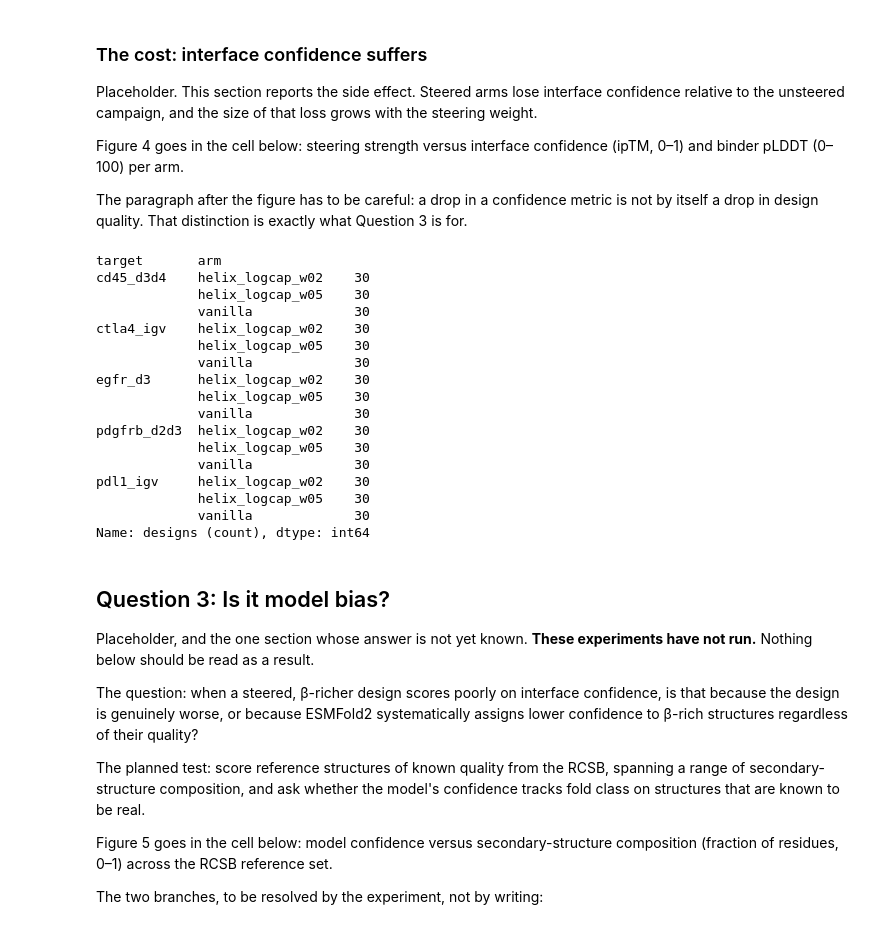
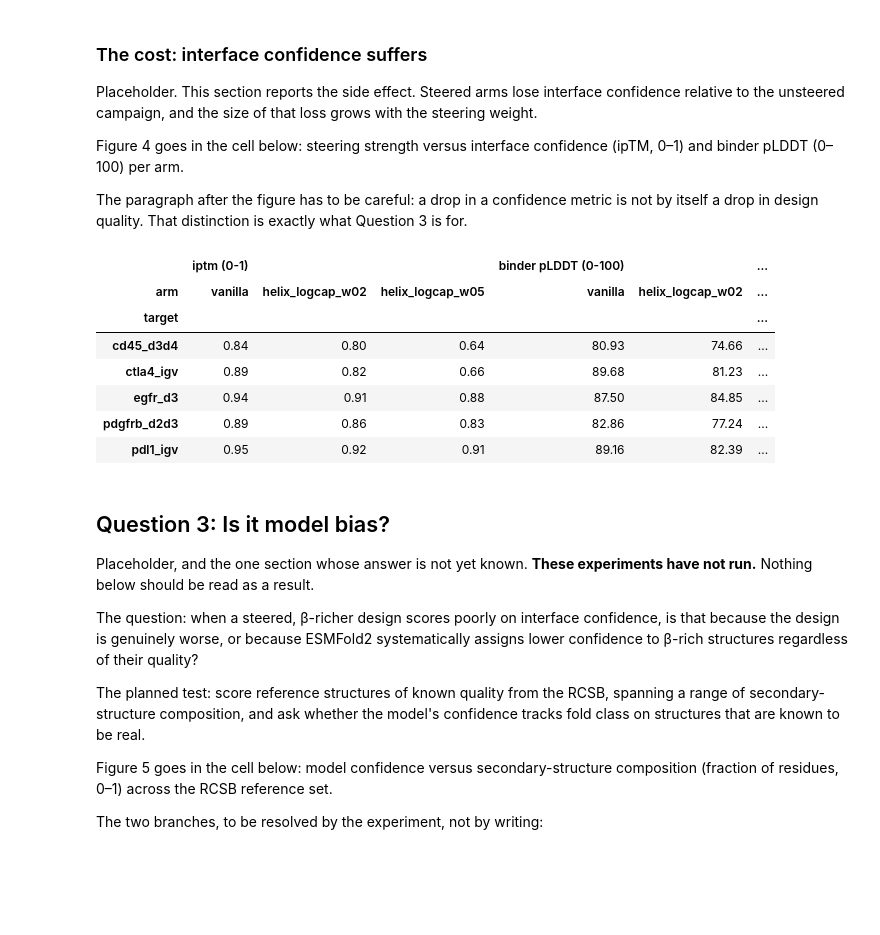
Before and after one commit to Arcadia-Science/esmfold2-secondary-structure-steering, a Jupyter notebook: index.ipynb, the cells around one changed output. Saved outputs shown, nothing was run; the diff lists cells and outputs as text; code cells hidden in the pictures; blank space fills up the shorter version.

```diff
--- a/index.ipynb
+++ b/index.ipynb
@@ -306,34 +229,26 @@ Figure 4 goes in the cell below: steering strength versus interface confidence (
 
 The paragraph after the figure has to be careful: a drop in a confidence metric is not by itself a drop in design quality. That distinction is exactly what Question 3 is for.
 # %%
-available = [(t, a) for t in TARGETS for a in ARMS
-             if artifacts.status(t, a).is_analysable]
-
-if not available:
-    print("Awaiting deposited campaigns. The confidence-cost figure will render once they are present.")
-    print(f"Deposit: {artifacts.DEPOSIT_URL}")
-    print(f"Expected under: {paths.CAMPAIGNS}")
-else:
-    designs = artifacts.load_all(TARGETS, ARMS)
-    print(designs.groupby(["target", "arm"]).size().rename("designs (count)"))
+pd.pivot_table(
+    steered,
+    index="target",
+    columns="arm",
+    values=["iptm (0-1)", "binder pLDDT (0-100)"],
+    aggfunc="median",
+).round(2)[[
+    ("iptm (0-1)", arm) for arm in ARMS
+] + [
+    ("binder pLDDT (0-100)", arm) for arm in ARMS
+]]
 # %% [output]
-target       arm
-cd45_d3d4    helix_logcap_w02    30
-             helix_logcap_w05    30
-             vanilla             30
-ctla4_igv    helix_logcap_w02    30
-             helix_logcap_w05    30
-             vanilla             30
-egfr_d3      helix_logcap_w02    30
-             helix_logcap_w05    30
-             vanilla             30
-pdgfrb_d2d3  helix_logcap_w02    30
-             helix_logcap_w05    30
-             vanilla             30
-pdl1_igv     helix_logcap_w02    30
-             helix_logcap_w05    30
-             vanilla             30
-Name: designs (count), dtype: int64
+|  | iptm (0-1) |  |  | binder pLDDT (0-100) |  | ... |
+| arm | vanilla | helix_logcap_w02 | helix_logcap_w05 | vanilla | helix_logcap_w02 | ... |
+| target |  |  |  |  |  | ... |
+| cd45_d3d4 | 0.84 | 0.80 | 0.64 | 80.93 | 74.66 | ... |
+| ctla4_igv | 0.89 | 0.82 | 0.66 | 89.68 | 81.23 | ... |
+| egfr_d3 | 0.94 | 0.91 | 0.88 | 87.50 | 84.85 | ... |
+| pdgfrb_d2d3 | 0.89 | 0.86 | 0.83 | 82.86 | 77.24 | ... |
+| pdl1_igv | 0.95 | 0.92 | 0.91 | 89.16 | 82.39 | ... |
 # %% [markdown]
 ## Question 3: Is it model bias?
 
```
Also changed, not shown: parts of 9 cells of this notebook, 2 other files.
